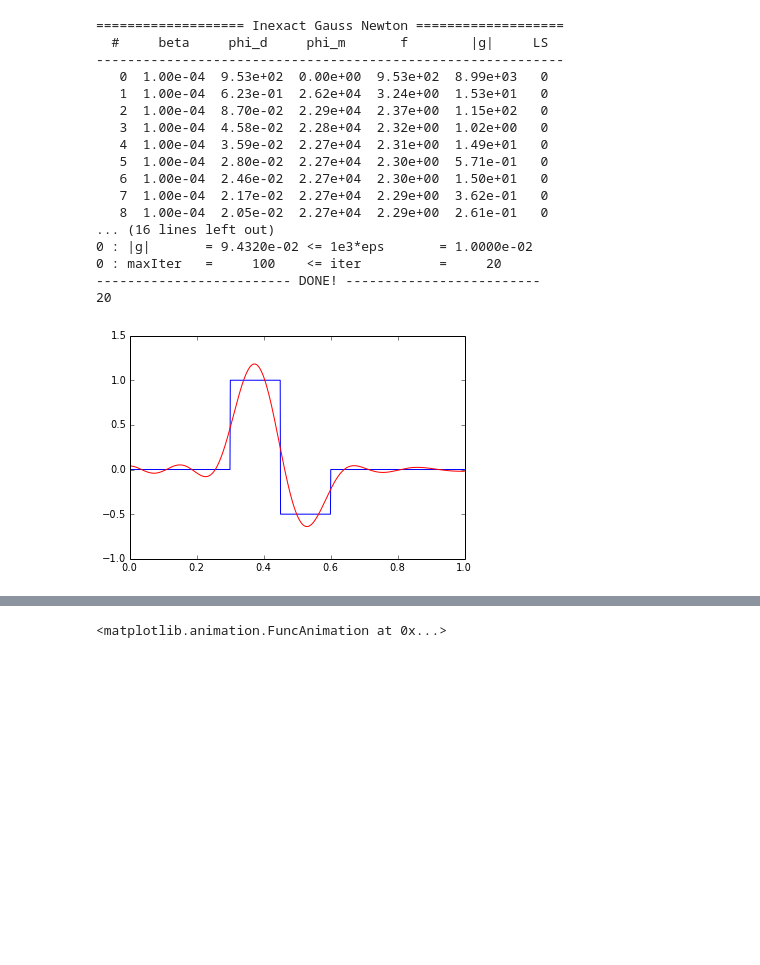
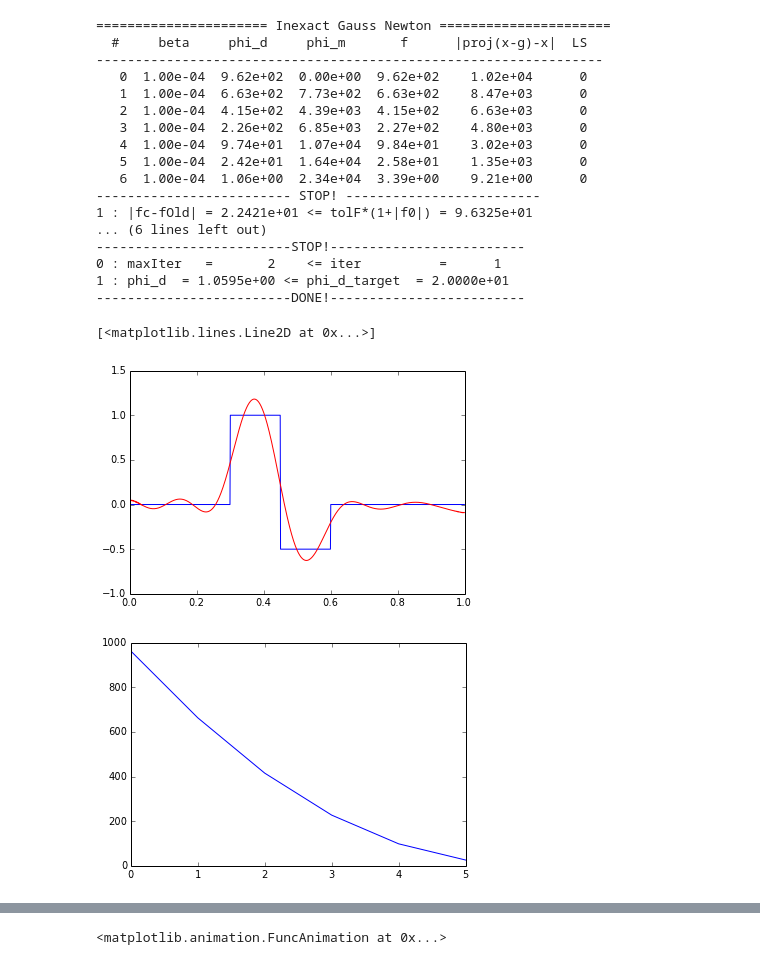
Before and after one commit to simpeg/simpeg, a Jupyter notebook: notebooks/Bound Constraint Problem.ipynb, the cells around one changed output, grey strips where cells are left out. Saved outputs shown, nothing was run; the diff lists cells and outputs as text; code cells hidden in the pictures; blank space fills up the shorter version.

```diff
--- a/notebooks/Bound Constraint Problem.ipynb
+++ b/notebooks/Bound Constraint Problem.ipynb
@@ -9,35 +9,41 @@ import scipy.sparse as sp
 # %%
 from SimPEG.forward.LinearProblem import example as LinExample
 
 prob, m_true = LinExample(1000)
 M = prob.mesh
 
 reg = Regularization(M)
-opt = inverse.InexactGaussNewton(maxIter=100,debug=False,LSreduction=0.3,maxIterLS=50)
-inv = inverse.Inversion(prob,reg,opt,beta0=1e-4,maxIter=2)
+opt = inverse.InexactGaussNewton(maxIter=100,maxStep=0.2,debug=False,LSreduction=0.3,maxIterLS=50)
+opt.remember('f', ('norm_g', lambda M:np.linalg.norm(M.g)))
+inv = inverse.Inversion(prob,reg,opt,beta0=1e-4,maxIter=2,debug=False)
 m0 = np.zeros_like(m_true)
 
 mrec = inv.run(m0)
 
 plt.plot(M.vectorCCx, m_true, 'b-')
 plt.plot(M.vectorCCx, mrec, 'r-')
+
+figure()
+plot(opt.recall('f'))
 # %% [output]
-=================== Inexact Gauss Newton ===================
-  #     beta     phi_d     phi_m       f        |g|     LS
-------------------------------------------------------------
-   0  1.00e-04  9.53e+02  0.00e+00  9.53e+02  8.99e+03   0
-   1  1.00e-04  6.23e-01  2.62e+04  3.24e+00  1.53e+01   0
-   2  1.00e-04  8.70e-02  2.29e+04  2.37e+00  1.15e+02   0
-   3  1.00e-04  4.58e-02  2.28e+04  2.32e+00  1.02e+00   0
-   4  1.00e-04  3.59e-02  2.27e+04  2.31e+00  1.49e+01   0
-   5  1.00e-04  2.80e-02  2.27e+04  2.30e+00  5.71e-01   0
-   6  1.00e-04  2.46e-02  2.27e+04  2.30e+00  1.50e+01   0
-   7  1.00e-04  2.17e-02  2.27e+04  2.29e+00  3.62e-01   0
-   8  1.00e-04  2.05e-02  2.27e+04  2.29e+00  2.61e-01   0
-... (16 lines left out)
-0 : |g|       = 9.4320e-02 <= 1e3*eps       = 1.0000e-02
-0 : maxIter   =     100    <= iter          =     20
-------------------------- DONE! -------------------------
-20
+====================== Inexact Gauss Newton ======================
+  #     beta     phi_d     phi_m       f      |proj(x-g)-x|  LS
+-----------------------------------------------------------------
+   0  1.00e-04  9.62e+02  0.00e+00  9.62e+02    1.02e+04      0
+   1  1.00e-04  6.63e+02  7.73e+02  6.63e+02    8.47e+03      0
+   2  1.00e-04  4.15e+02  4.39e+03  4.15e+02    6.63e+03      0
+   3  1.00e-04  2.26e+02  6.85e+03  2.27e+02    4.80e+03      0
+   4  1.00e-04  9.74e+01  1.07e+04  9.84e+01    3.02e+03      0
+   5  1.00e-04  2.42e+01  1.64e+04  2.58e+01    1.35e+03      0
+   6  1.00e-04  1.06e+00  2.34e+04  3.39e+00    9.21e+00      0
+------------------------- STOP! -------------------------
+1 : |fc-fOld| = 2.2421e+01 <= tolF*(1+|f0|) = 9.6325e+01
+... (6 lines left out)
+-------------------------STOP!-------------------------
+0 : maxIter   =       2    <= iter          =      1
+1 : phi_d  = 1.0595e+00 <= phi_d_target  = 2.0000e+01
+-------------------------DONE!-------------------------
+[<matplotlib.lines.Line2D at 0x...>]
-[figure, old version]
+[figure, new version]
+[figure, added]
 # %%
```
Also changed, not shown: parts of 4 cells of this notebook, 6 other files.
